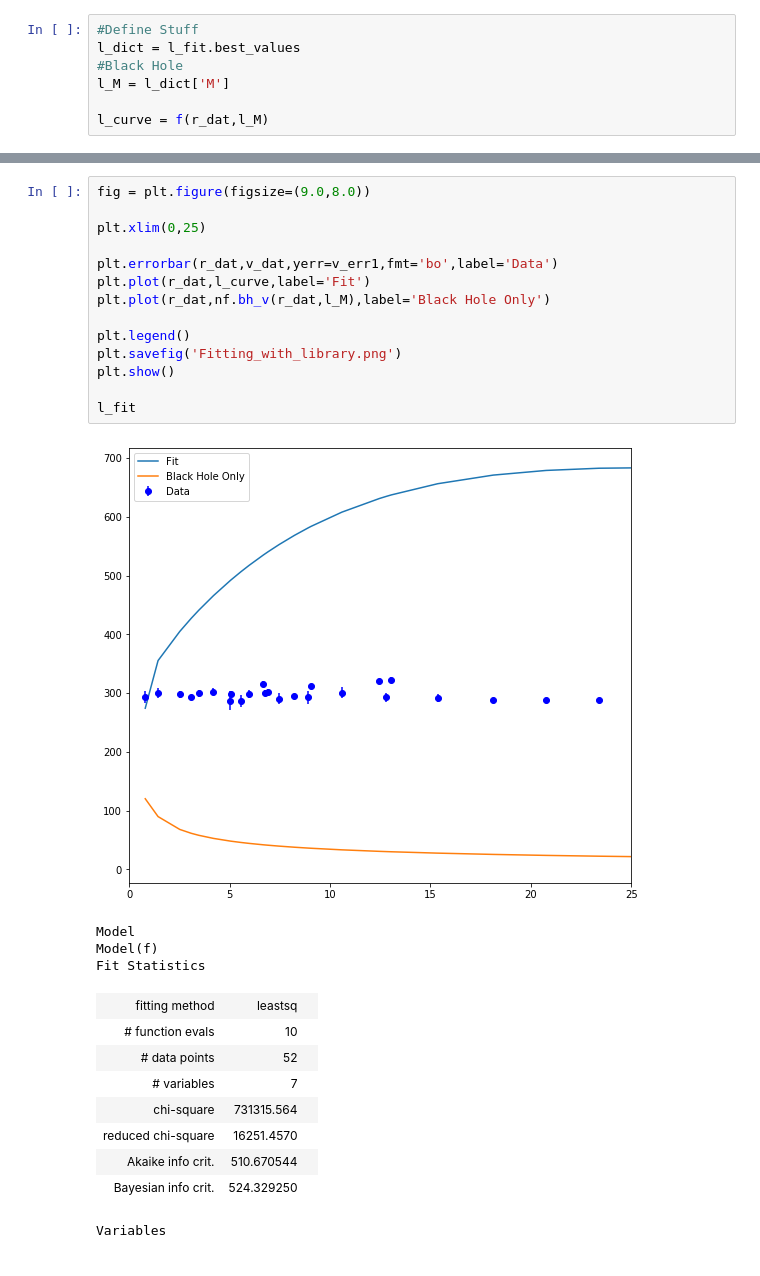
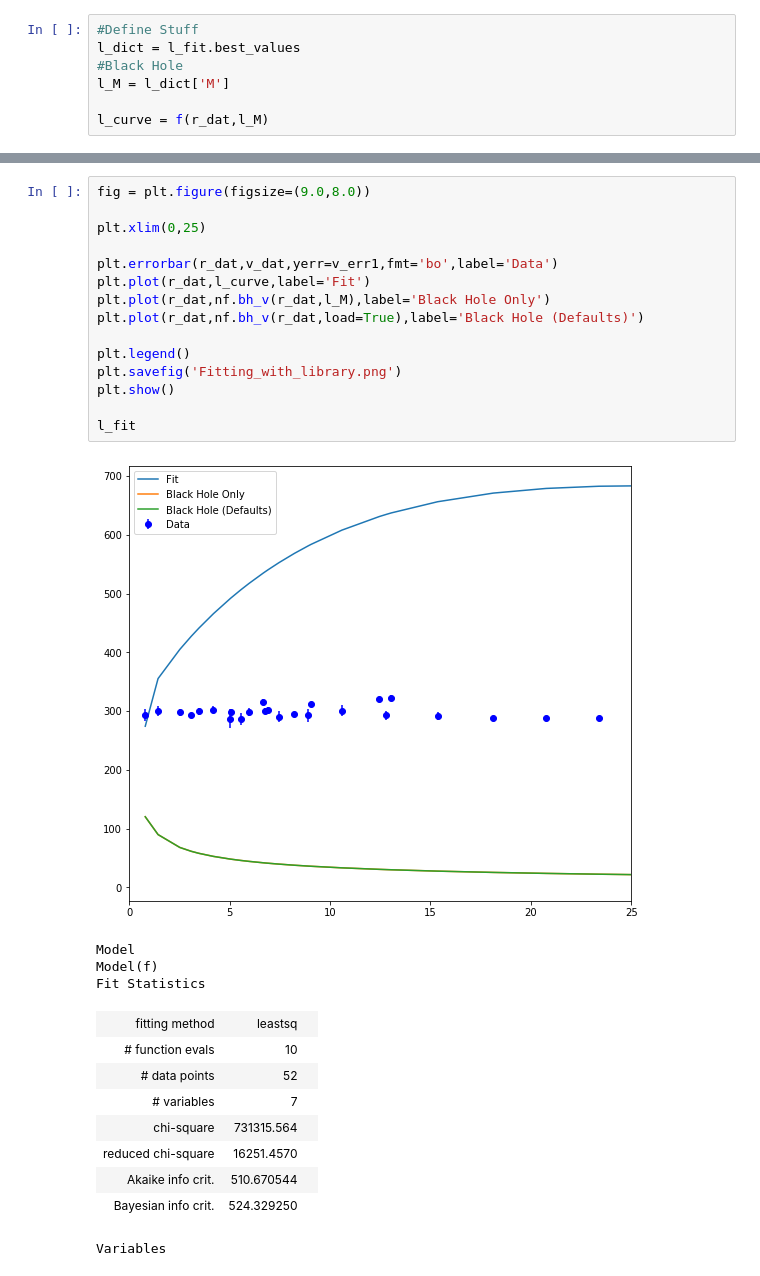
Before and after one commit to villano-lab/grav_project, a Jupyter notebook: fitting/Static_Notebooks/Fitting-BlackHole.ipynb, the cells around one changed output, grey strips where cells are left out. Drawn from its saved outputs; the diff is of its cells as text.

```diff
--- a/fitting/Static_Notebooks/Fitting-BlackHole.ipynb
+++ b/fitting/Static_Notebooks/Fitting-BlackHole.ipynb
@@ -88,19 +89,20 @@ Variables
 # %%
 fig = plt.figure(figsize=(9.0,8.0))
 
 plt.xlim(0,25)
 
 plt.errorbar(r_dat,v_dat,yerr=v_err1,fmt='bo',label='Data')
 plt.plot(r_dat,l_curve,label='Fit')
 plt.plot(r_dat,nf.bh_v(r_dat,l_M),label='Black Hole Only')
+plt.plot(r_dat,nf.bh_v(r_dat,load=True),label='Black Hole (Defaults)')
 
 plt.legend()
 plt.savefig('Fitting_with_library.png')
 plt.show()
 
 l_fit
 # %% [output]
-[figure, old version]
+[figure, new version]
 Model
 Model(f)
 Fit Statistics
```
Also changed, not shown: parts of 1 cell of this notebook, 2 other files.
